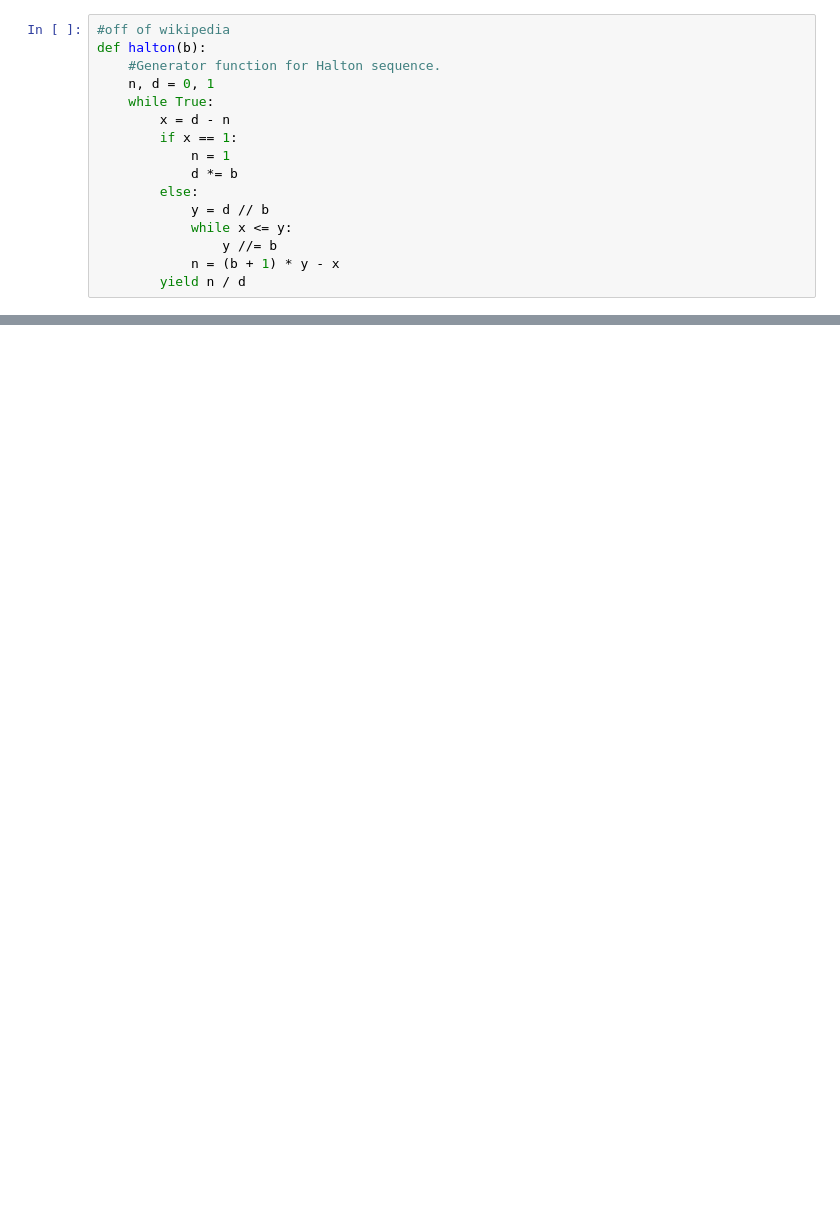
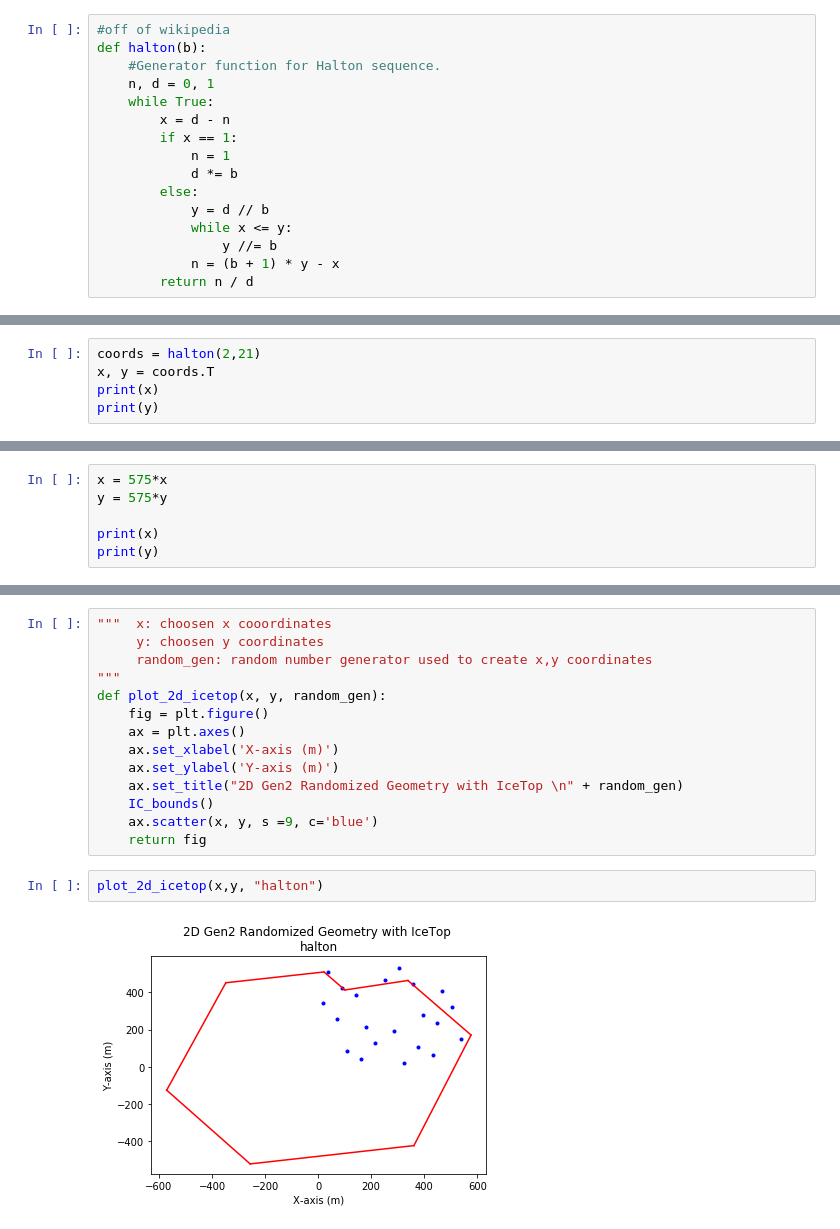
Before and after one commit to Patricia-Mcmillin/PMcmillin_REU, a Jupyter notebook: halton_sequence.ipynb, the cells around one changed output, grey strips where cells are left out. Cells and saved outputs as stored; diff of their text form; blank space fills up the shorter version.

Commit message:
first plots with halton sequence, need centered

```diff
--- a/halton_sequence.ipynb
+++ b/halton_sequence.ipynb
@@ -13,5 +77,5 @@ def halton(b):
             while x <= y:
                 y //= b
             n = (b + 1) * y - x
-        yield n / d
+        return n / d
 # %%
@@ -107,0 +171,5 @@ print(len(halton(67,21)))
+# %%
+coords = halton(2,21)
+x, y = coords.T
+print(x)
+print(y)
@@ -107,0 +184,6 @@ print(len(halton(67,21)))
+# %%
+x = 575*x
+y = 575*y
+
+print(x)
+print(y)
@@ -107,0 +199,18 @@ print(len(halton(67,21)))
+# %%
+"""  x: choosen x cooordinates
+     y: choosen y coordinates
+     random_gen: random number generator used to create x,y coordinates
+"""
+def plot_2d_icetop(x, y, random_gen):
+    fig = plt.figure()
+    ax = plt.axes()
+    ax.set_xlabel('X-axis (m)')
+    ax.set_ylabel('Y-axis (m)')
+    ax.set_title("2D Gen2 Randomized Geometry with IceTop \n" + random_gen)
+    IC_bounds()
+    ax.scatter(x, y, s =9, c='blue')
+    return fig
+# %%
+plot_2d_icetop(x,y, "halton")
+# %% [output]
+[figure, added]
```
Also changed, not shown: parts of 7 cells of this notebook.
